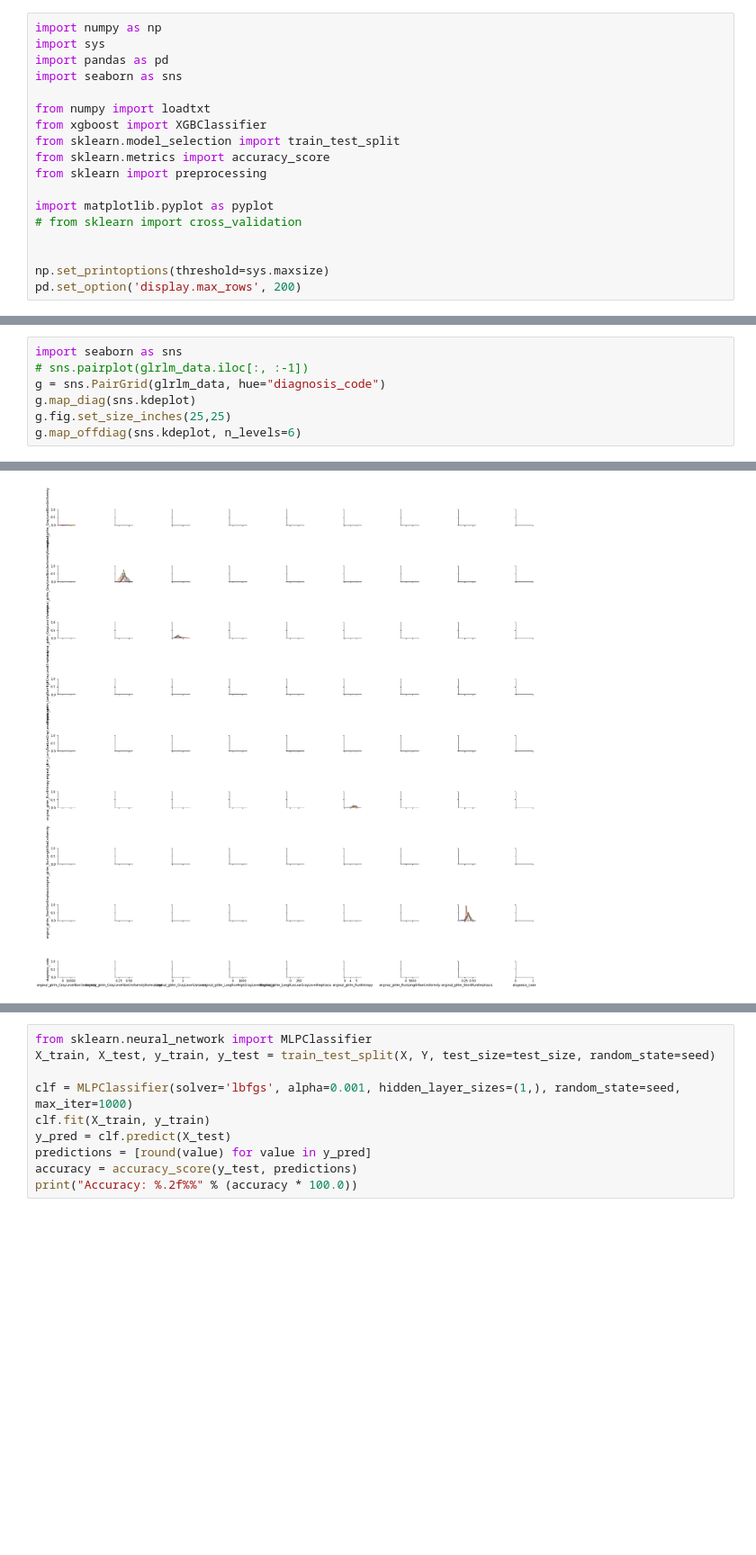
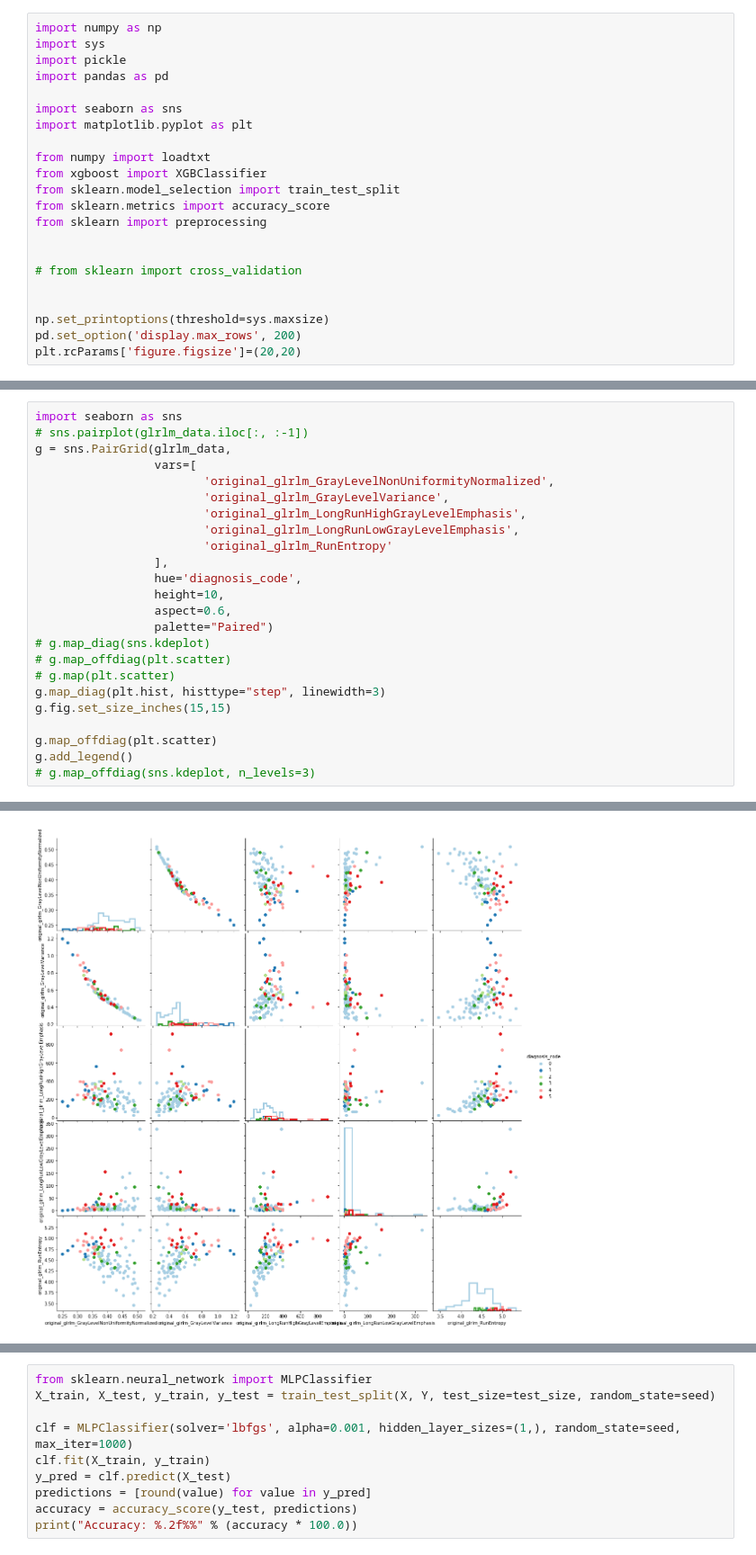
Before and after one commit to ikachko/algorithm-detects-liver-pathology, a Jupyter notebook: xdgboost_learn.ipynb, the cells around one changed output, grey strips where cells are left out. Shown at 90% size. Saved outputs shown, nothing was run; the diff lists cells and outputs as text; blank space fills up the shorter version.

```diff
--- a/xdgboost_learn.ipynb
+++ b/xdgboost_learn.ipynb
@@ -1,8 +1,11 @@
 # %%
 import numpy as np
 import sys
+import pickle
 import pandas as pd
+
 import seaborn as sns
+import matplotlib.pyplot as plt
 
 from numpy import loadtxt
 from xgboost import XGBClassifier
@@ -10,12 +13,13 @@ from sklearn.model_selection import train_test_split
 from sklearn.metrics import accuracy_score
 from sklearn import preprocessing
 
-import matplotlib.pyplot as pyplot
+
 # from sklearn import cross_validation
 
 
 np.set_printoptions(threshold=sys.maxsize)
 pd.set_option('display.max_rows', 200)
+plt.rcParams['figure.figsize']=(20,20)
 # %%
 dataset = pd.read_csv('./data/datasets/radiomics_features.csv', delimiter=";")
 print(dataset.columns)
@@ -70,8 +142,25 @@ glrlm_data.head()
 # %%
 import seaborn as sns
 # sns.pairplot(glrlm_data.iloc[:, :-1])
-g = sns.PairGrid(glrlm_data, hue="diagnosis_code")
-g.map_diag(sns.kdeplot)
-g.fig.set_size_inches(25,25)
-g.map_offdiag(sns.kdeplot, n_levels=6)
+g = sns.PairGrid(glrlm_data,
+                 vars=[
+                        'original_glrlm_GrayLevelNonUniformityNormalized',
+                        'original_glrlm_GrayLevelVariance',
+                        'original_glrlm_LongRunHighGrayLevelEmphasis',
+                        'original_glrlm_LongRunLowGrayLevelEmphasis',
+                        'original_glrlm_RunEntropy'
+                 ],
+                 hue='diagnosis_code',
+                 height=10,
+                 aspect=0.6,
+                 palette="Paired")
+# g.map_diag(sns.kdeplot)
+# g.map_offdiag(plt.scatter)
+# g.map(plt.scatter)
+g.map_diag(plt.hist, histtype="step", linewidth=3)
+g.fig.set_size_inches(15,15)
+
+g.map_offdiag(plt.scatter)
+g.add_legend()
+# g.map_offdiag(sns.kdeplot, n_levels=3)
 # %% [output]
@@ -79 +168 @@ LinAlgError: singular matrix
-[figure, old version]
+[figure, new version]
```
Also changed, not shown: parts of 11 cells of this notebook, 4 other files.
